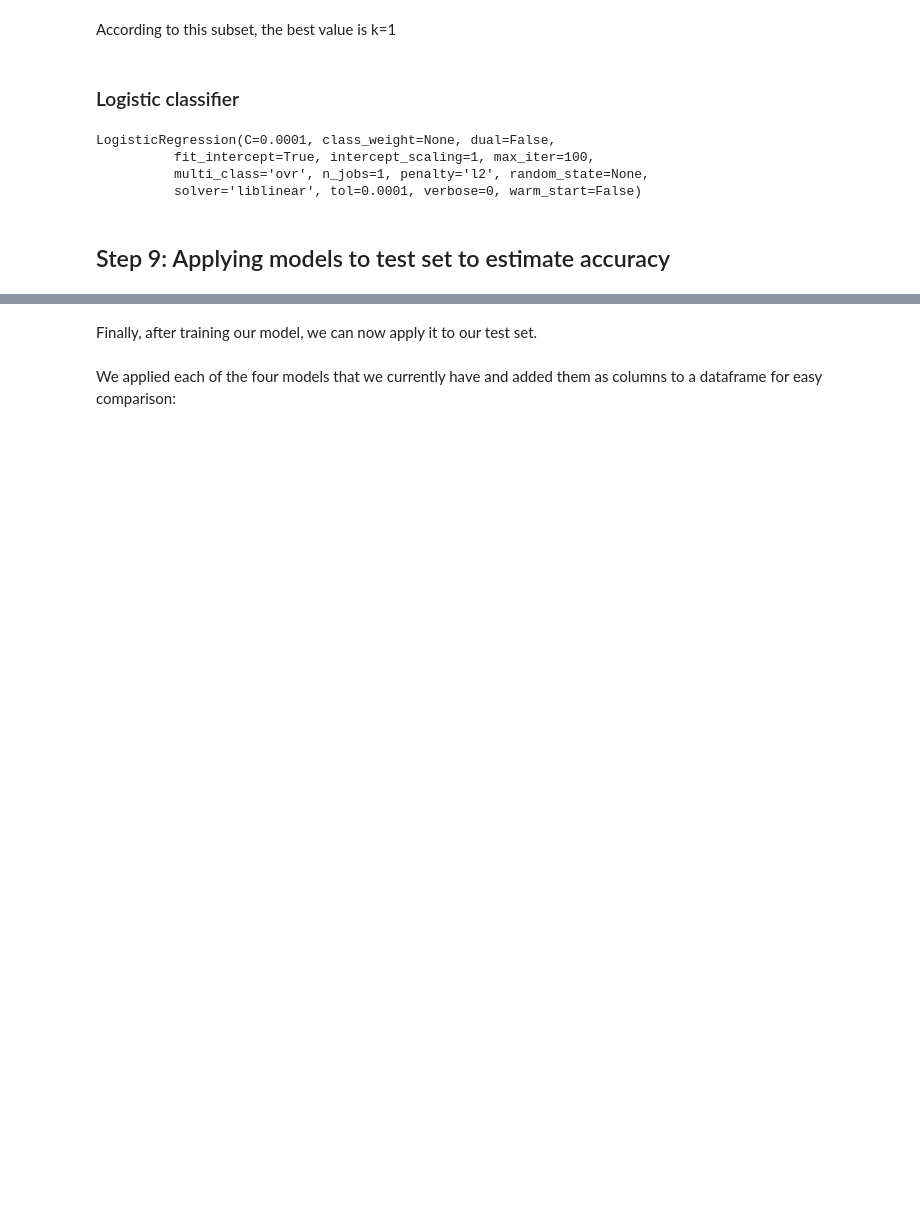
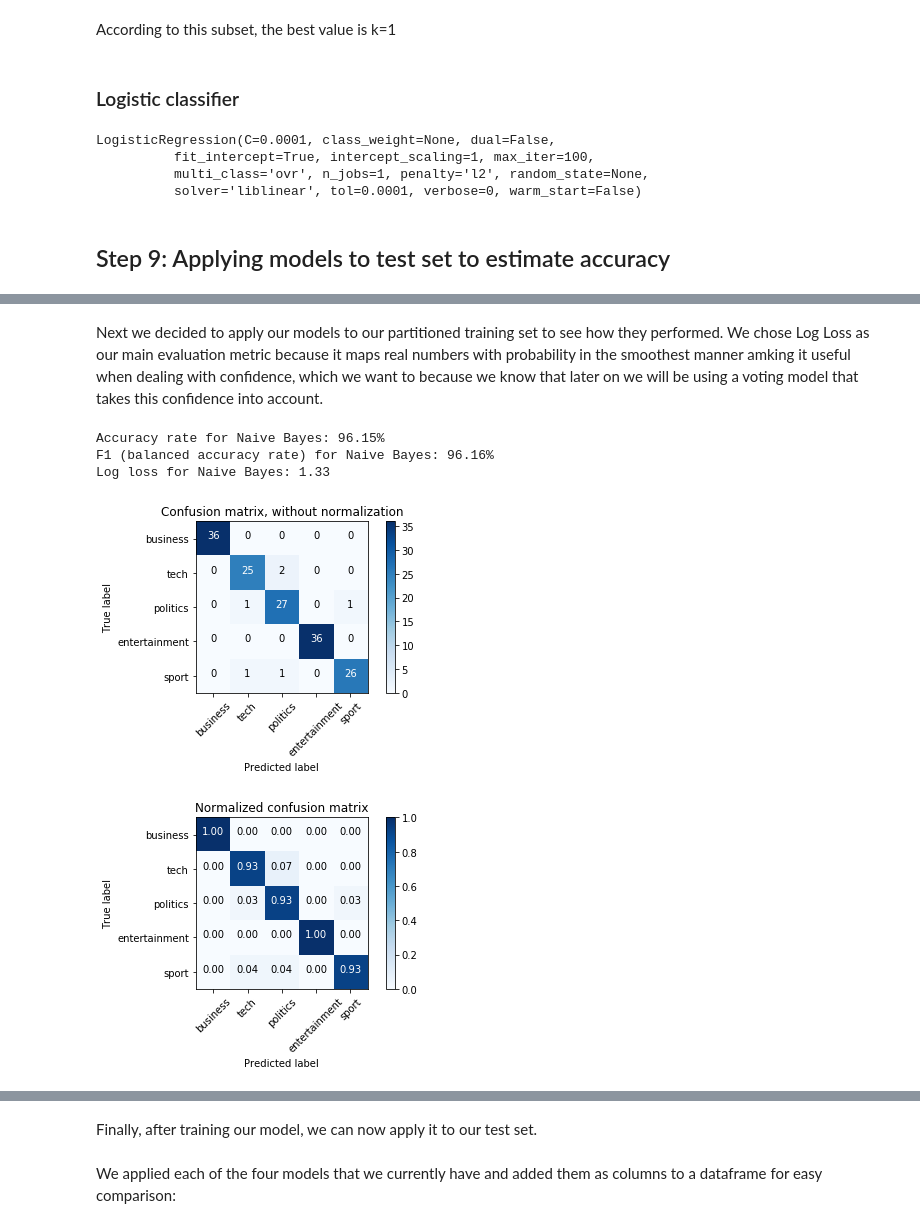
Before and after one commit to L-brierton/Text-Analytics-College-Project, a Jupyter notebook: Homework 2.ipynb, the cells around one changed output, grey strips where cells are left out. Cells and saved outputs as stored; diff of their text form; code cells hidden in the pictures; blank space fills up the shorter version.

Commit message:
Added in the new error metrics and updated the voting model. Comments in code/disussion forthcoming

```diff
--- a/Homework 2.ipynb
+++ b/Homework 2.ipynb
@@ -623,0 +619,2 @@ predicted_probas_randomforest = randomforest.predict_proba(validation_tfidf)
+# %% [markdown]
+Next we decided to apply our models to our partitioned training set to see how they performed. We chose Log Loss as our main evaluation metric because it maps real numbers with probability in the smoothest manner amking it useful when dealing with confidence, which we want to because we know that later on we will be using a voting model that takes this confidence into account.
@@ -623,0 +651,27 @@ predicted_probas_randomforest = randomforest.predict_proba(validation_tfidf)
+# %%
+def perform_error_analysis(model, model_name):
+    predicted_labels = model.predict(validation_tfidf)
+    predicted_probas = model.predict_proba(validation_tfidf)
+    accuracy = accuracy_score(validation_labels, predicted_labels)
+    f1 = f1_score(validation_labels, predicted_labels, average='weighted')
+    l_loss = log_loss(validation_labels, predicted_probas)
+    print('Accuracy rate for ' + model_name + ': {:0.2f}%'.format(accuracy * 100))
+    print('F1 (balanced accuracy rate) for ' + model_name + ': {:0.2f}%'.format(f1 * 100))
+    print('Log loss for ' + model_name + ': {:0.2f}'.format(l_loss))
+    class_names = labels_train.unique()
+    cnf_matrix = confusion_matrix(validation_labels, predicted_labels)
+    plt.figure()
+    plot_confusion_matrix(cnf_matrix, classes=class_names,
+                          title='Confusion matrix, without normalization')
+    plt.figure()
+    plot_confusion_matrix(cnf_matrix, classes=class_names, normalize=True,
+                          title='Normalized confusion matrix')
+    plt.show()
+# %%
+perform_error_analysis(modelbayes, "Naive Bayes")
+# %% [output]
+Accuracy rate for Naive Bayes: 96.15%
+F1 (balanced accuracy rate) for Naive Bayes: 96.16%
+Log loss for Naive Bayes: 1.33
+[figure, added]
+[figure, added]
```
Also changed, not shown: parts of 41 cells of this notebook, 5 other files.
